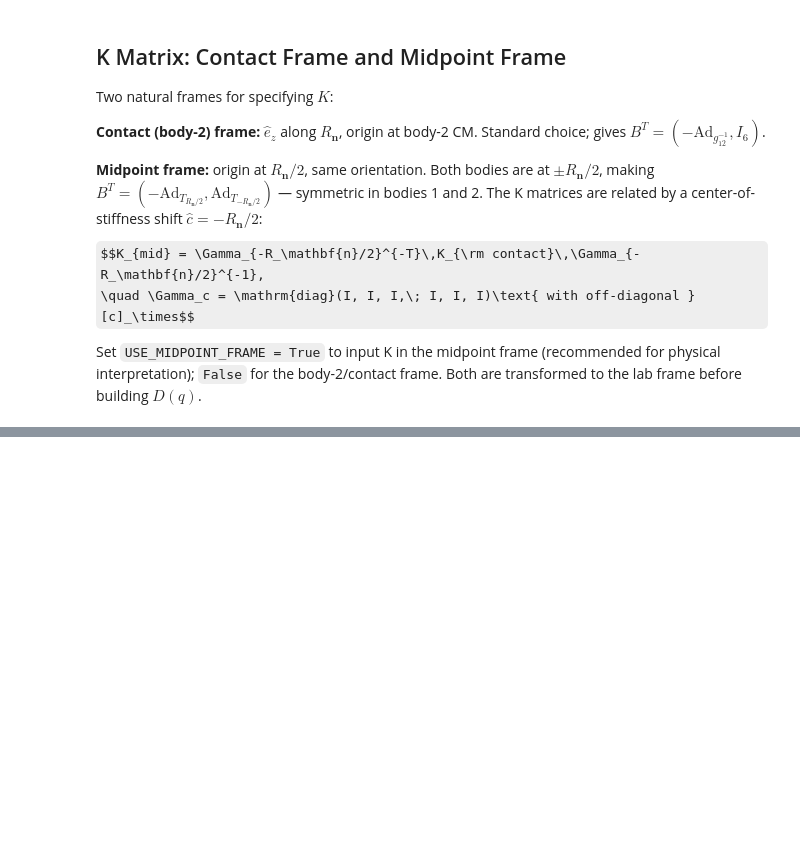
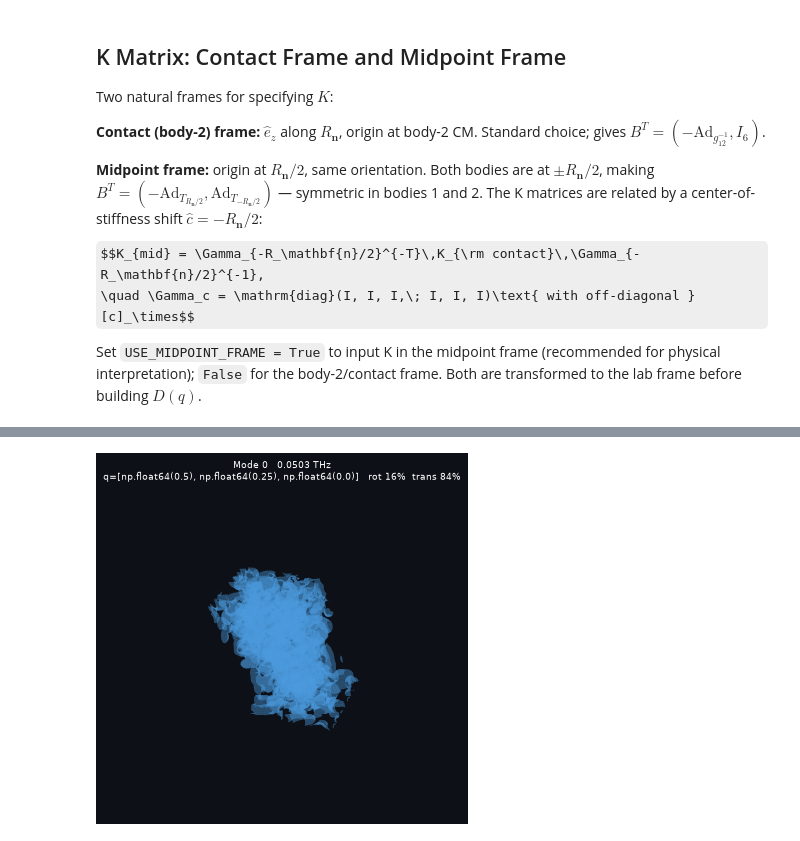
Before and after one commit to diff-use/goodvibes, a Jupyter notebook: sandbox/other-steve/202609/rigid_body_diffuse_6o2h.ipynb, the cells around one changed output, grey strips where cells are left out. Drawn from its saved outputs; the diff is of its cells as text; code cells hidden in the pictures; some formulas as TeX source; blank space fills up the shorter version.

```diff
--- a/sandbox/other-steve/202609/rigid_body_diffuse_6o2h.ipynb
+++ b/sandbox/other-steve/202609/rigid_body_diffuse_6o2h.ipynb
@@ -393,19 +451,0 @@ except ImportError:
-# %%
-from scipy.spatial.transform import Rotation as Rot
-import tempfile, os
-
-Q_VIZ   = np.array([0.5, 0.0, 0.0])   # fractional — change as desired
-AMPLITUDE = 3.0   # Å exaggeration
-N_FRAMES  = 24    # animation frames
-
-q_viz  = B_recip @ Q_VIZ
-D_viz  = dynamical_matrix(q_viz, unique, K_lab)
-ev_v, evec_v = np.linalg.eigh((Msq_inv @ D_viz @ Msq_inv.T).real)
-ev_v         = np.maximum(ev_v, 0)
-freqs_viz    = np.sqrt(ev_v) * freq_unit
-evecs_lab    = Msq_inv.T @ evec_v        # (6,6) columns = lab-frame eigenvectors
-
-print(f"Modes at q={Q_VIZ}:")
-for s in range(6):
-    Om, v = evecs_lab[:3,s].real, evecs_lab[3:,s].real
-    print(f"  {s}: {freqs_viz[s]:.4f} THz  |Ω|={np.linalg.norm(Om):.3f}  |v|={np.linalg.norm(v):.3f}")
@@ -509,0 +743,73 @@ display(grid)
+# %%
+MODE_COLORS = ['#4e9de0', '#e05c5c', '#4fba74', '#e0b14e', '#a56be0', '#e07e4e']
+SURF_ALPHA  = 0.50   # fixed opacity for every frame (translucent but visible)
+
+# Fixed view angles — same for every frame so the GIF only shows motion, not rotation
+ELEV, AZIM = 20, -60
+
+def make_mode_gif(mode_idx, amplitude=AMPLITUDE, n_frames=N_FRAMES,
+                  fps=GIF_FPS, fname=None, figsize=(6, 5)):
+    """
+    Render one phonon mode as a looping GIF using the molecular isosurface.
+    Amplitude is calibrated so the heaviest-displaced atom moves exactly AMPLITUDE Å.
+    Fixed color and fixed opacity so only the shape motion is visible.
+    """
+    if fname is None:
+        qstr = '_'.join(f'{x:.2f}' for x in Q_VIZ)
+        fname = f'mode_{mode_idx}_q{qstr}.gif'
+    color = MODE_COLORS[mode_idx % len(MODE_COLORS)]
+
+    scales = amplitude * np.sin(2*np.pi*np.arange(n_frames)/n_frames)
+
+    # Axis limits from equilibrium molecular surface + padding
+    pad = amplitude * 2.5
+    xlim = (eq_bbox_min[0]-pad, eq_bbox_max[0]+pad)
+    ylim = (eq_bbox_min[1]-pad, eq_bbox_max[1]+pad)
+    zlim = (eq_bbox_min[2]-pad, eq_bbox_max[2]+pad)
+
+    Om_r = evecs_lab[:3, mode_idx].real
+    rot_KE    = float(Om_r @ J @ Om_r)
+    trans_KE  = m_total * float(np.linalg.norm(evecs_lab[3:, mode_idx].real)**2)
+    rot_pct   = 100*rot_KE/(rot_KE+trans_KE+1e-30)
+
+    images = []
+    for sc in scales:
+        fig = plt.figure(figsize=figsize, facecolor='#0d1117')
+        ax  = fig.add_subplot(111, projection='3d', facecolor='#0d1117')
+        try:
+            verts = displaced_mc(mode_idx, sc)   # (N_vert, 3) isosurface
+            # Build triangle list (pre-indexed per face)
+            tris = verts[mc_faces]               # (N_tri, 3, 3)
+            poly = Poly3DCollection(tris, alpha=SURF_ALPHA, linewidths=0,
+                                    facecolor=color, edgecolor='none')
+            ax.add_collection3d(poly)
+
+            ax.set_xlim(*xlim); ax.set_ylim(*ylim); ax.set_zlim(*zlim)
+            ax.set_axis_off()
+            ax.view_init(elev=ELEV, azim=AZIM)
+            ax.set_title(
+                f'Mode {mode_idx}   {freqs_viz[mode_idx]:.4f} THz\n'
+                f'q={list(Q_VIZ)}   rot {rot_pct:.0f}%  trans {100-rot_pct:.0f}%',
+                color='white', fontsize=8.5, pad=3)
+            plt.tight_layout(pad=0.2)
+            img = fig_to_image(fig)
+            images.append(img)
+        finally:
+            plt.close(fig)
+
+    imageio.mimsave(fname, images, fps=fps, loop=0)
+    return fname
+
+# ── Generate GIFs for all 6 modes ──────────────────────────────────────────────
+print(f"Generating surface GIFs at q={Q_VIZ}  (amplitude={AMPLITUDE} Å max per-atom)...")
+print("Each mode: molecular isosurface, fixed color+opacity, looping GIF.\n")
+for s in range(6):
+    print(f"Mode {s}: {freqs_viz[s]:.6f} THz", end="  ... ")
+    try:
+        path = make_mode_gif(s)
+        print(f"saved → {path}")
+        display(IPImage(filename=path))
+    except Exception as e:
+        print(f"FAILED: {e}")
+print("\nDone.")
+# %% [output]
@@ -509,0 +820 @@ display(grid)
+[figure, added]
```
Also changed, not shown: parts of 30 cells of this notebook, 10 other files.
